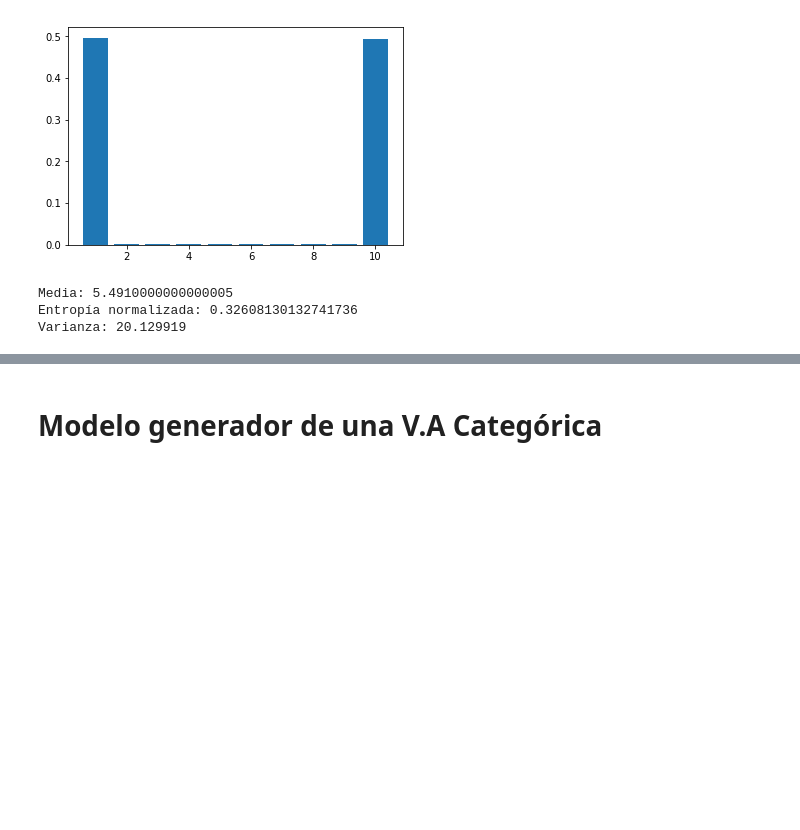
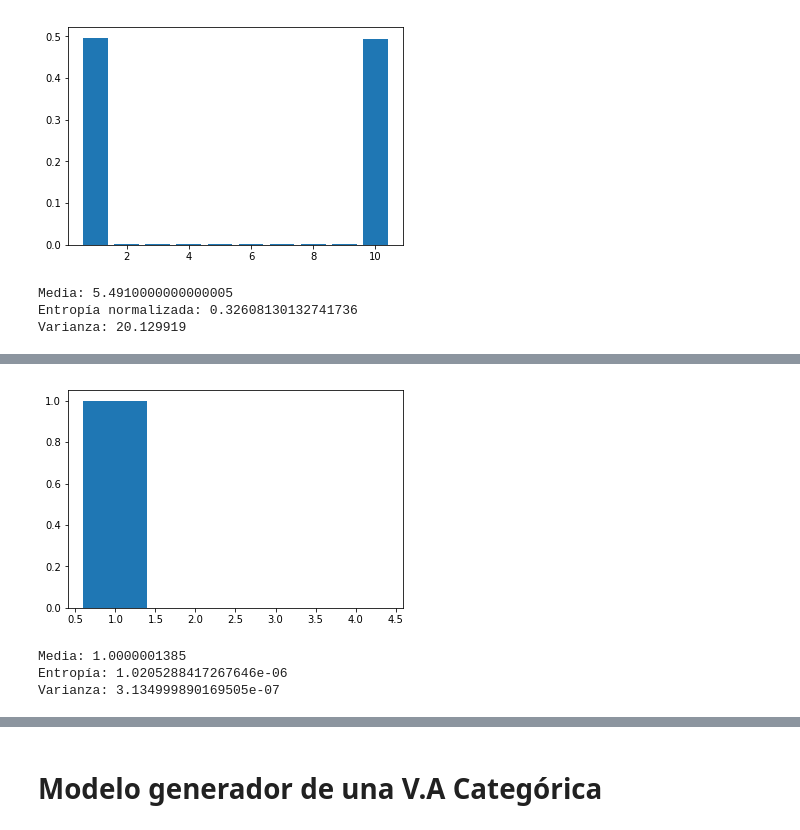
Before and after one commit to lab-pep-itba/clase-2--Probabilidad, a Jupyter notebook: 3-variable-aleatoria-categorica.ipynb, the cells around one changed output, grey strips where cells are left out. Drawn from its saved outputs; the diff is of its cells as text; code cells hidden in the pictures; blank space fills up the shorter version.

```diff
--- a/3-variable-aleatoria-categorica.ipynb
+++ b/3-variable-aleatoria-categorica.ipynb
@@ -110,0 +152,9 @@ Varianza: 20.129919
+# %%
+# Caso extremo:
+X = {1: 0.99999999, 2: 0.0000000033, 3: 0.0000000033, 4: 0.000000033}
+analize_VA(X, normalize=False)
+# %% [output]
+[figure, added]
+Media: 1.0000001385
+Entropía: 1.0205288417267646e-06
+Varianza: 3.134999890169505e-07
```
Also changed, not shown: parts of 18 cells of this notebook, 2 other files.
